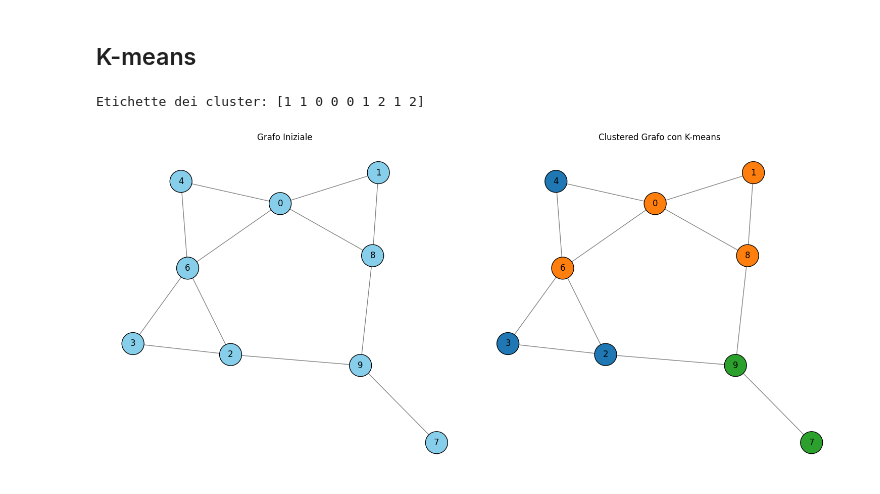
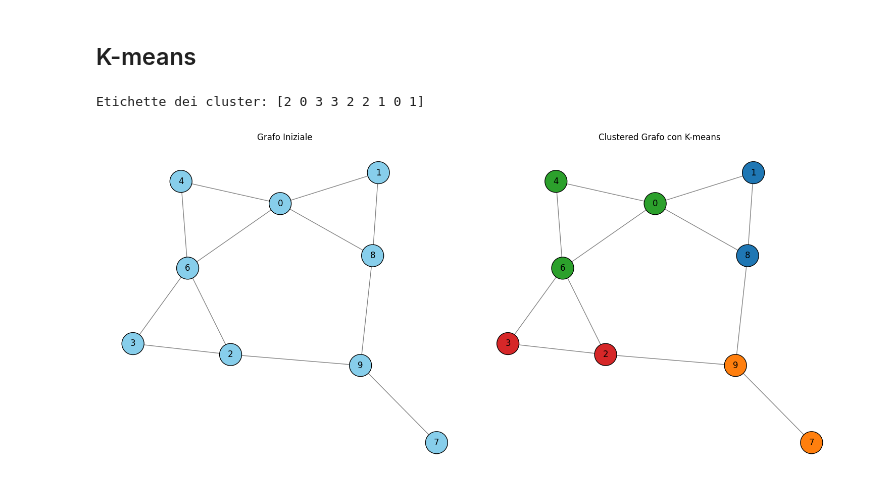
Before and after one commit to ele10-code/k-clustering, a Jupyter notebook: k-means.ipynb, the cells around one changed output. Cells and saved outputs as stored; diff of their text form; code cells hidden in the pictures.

```diff
--- a/k-means.ipynb
+++ b/k-means.ipynb
@@ -81,33 +81,33 @@ G = converti_grafo_personalizzato_in_networkx(grafo)
 # Creazione del modello Node2Vec
 node2vec = Node2Vec(G, dimensions=20, walk_length=16, num_walks=50)
 
 # Training del modello Node2Vec
 model = node2vec.fit(window=7, min_count=1)
 
 # Preparazione dei dati per k-means
 nodes = sorted(G.nodes(), key=int)  # Sort nodes
 data = np.array([model.wv[str(i)] for i in nodes])
 
 # Applicazione dell'algoritmo k-means
-kmeans = KMeans(n_clusters=3, random_state=42).fit(data)
+kmeans = KMeans(n_clusters=4, random_state=42).fit(data)
 
 # Ottenimento delle etichette dei cluster e stampa dei risultati
 labels = kmeans.labels_
 print("Etichette dei cluster:", labels)
 
 # Creazione di una lista di clusters dal tuo modello k-means
 clusters = [[] for _ in range(kmeans.n_clusters)]
 for node, cluster_id in enumerate(labels):
     clusters[cluster_id].append(str(nodes[node]))  # Use sorted nodes
 
 # Visualizzazione del grafo
 fig, axs = plt.subplots(1, 2, figsize=(15, 7))
 
 plot_graph(G, axs[0], "Grafo Iniziale")
 plot_graph(G, axs[1], "Clustered Grafo con K-means", colors=clusters)
 
 plt.tight_layout()
 plt.show()
 # %% [output]
-Etichette dei cluster: [1 1 0 0 0 1 2 1 2]
+Etichette dei cluster: [2 0 3 3 2 2 1 0 1]
-[figure, old version]
+[figure, new version]
```
Also changed, not shown: parts of 2 cells of this notebook, 2 other files.
